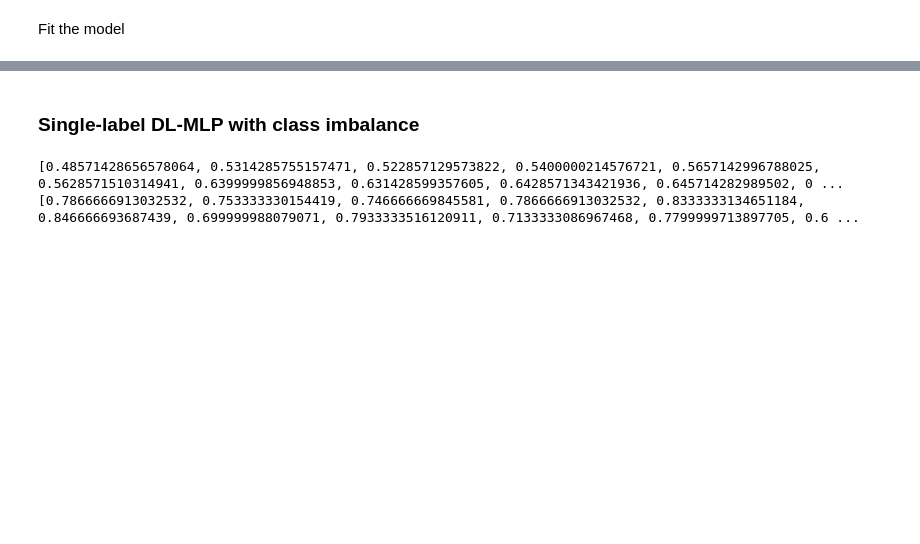
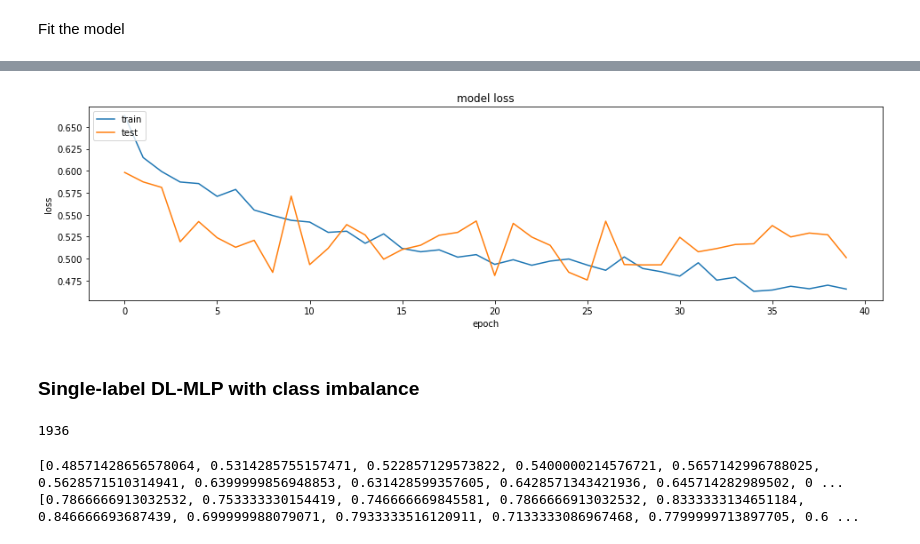
Before and after one commit to qingemeng/cs598dlh-final, a Jupyter notebook: Final.ipynb, the cells around one changed output, grey strips where cells are left out. Cells and saved outputs as stored; diff of their text form; code cells hidden in the pictures; blank space fills up the shorter version.

```diff
--- a/Final.ipynb
+++ b/Final.ipynb
@@ -186,5 +207,22 @@ Epoch 40/40
+# %%
+plt.figure(figsize=(16,4))
+
+plt.plot(history.history['loss'])
+plt.plot(history.history['val_loss'])
+plt.title('model loss')
+plt.ylabel('loss')
+plt.xlabel('epoch')
+plt.legend(['train', 'test'], loc='upper left')
+plt.show()
+# %% [output]
+[figure, added]
 # %% [markdown]
 ### Single-label DL-MLP with class imbalance
+# %%
+dnn_mlp_single = build_mlp_model(1)
+dnn_mlp_single.count_params()
+# %% [output]
+1936
 # %%
 es = keras.callbacks.EarlyStopping(monitor='val_loss')
 deseases = ['Insominia',	'shizopherania',	'vascula_demetia',	'MBD',	'Bipolar']
```
Also changed, not shown: parts of 15 cells of this notebook.
